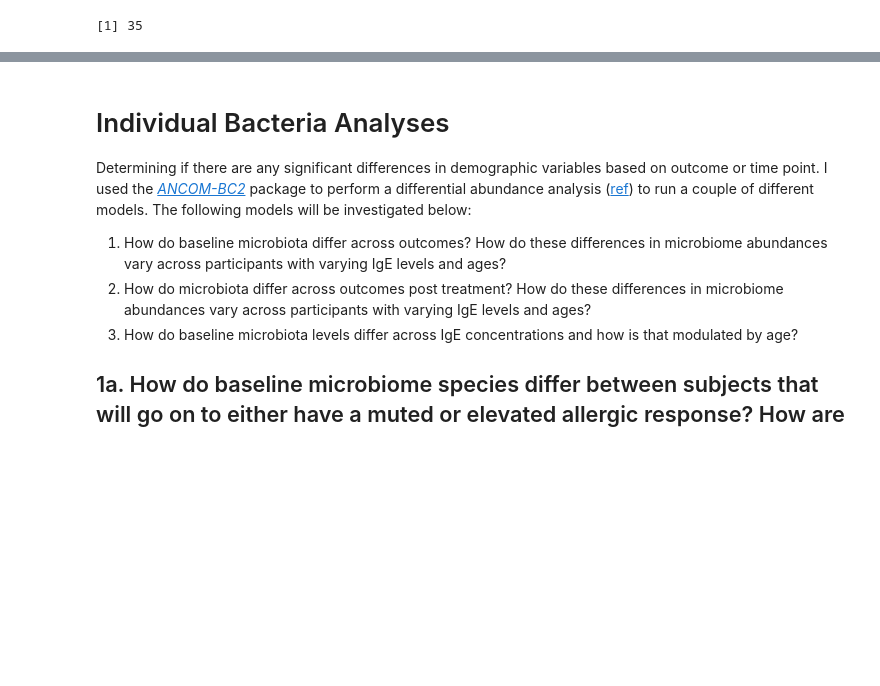
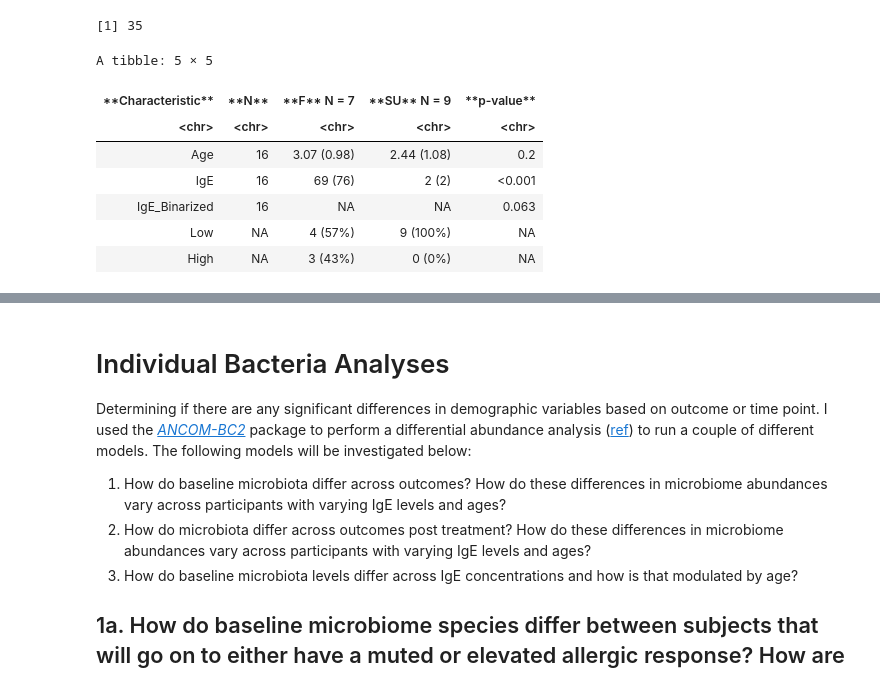
Before and after one commit to Ragerlab/P1013.-Microbiome-Peanut-Allergy, a Jupyter notebook: 2. Individual Bacteria Analyses/Individual Bacteria Analyses.ipynb, the cells around one changed output, grey strips where cells are left out. Drawn from its saved outputs; the diff is of its cells as text; code cells hidden in the pictures; blank space fills up the shorter version.

```diff
--- a/2. Individual Bacteria Analyses/Individual Bacteria Analyses.ipynb
+++ b/2. Individual Bacteria Analyses/Individual Bacteria Analyses.ipynb
@@ -95,17 +95,26 @@ length(unique(combined_stool_df$Subject_No))
 [1] 40
 [1] 35
 # %%
-# `%notin%` = Negate(`%in%`)
-# combined_saliva_df %>%
-#     filter(Time_Point == 'Pre' & Treatment == 'A',
-#            # removing subjects that don't have post treatment samples
-#           Subject_No %notin% c(1,16,17,20,24,26,31,32,36,37,43)) %>%
-#     tbl_summary(by = Outcome, missing = "no",
-#     include = colnames(saliva_df[c(7:9)]),
-#               statistic = list(all_continuous() ~ "{mean} ({sd})",
-#                                all_categorical() ~ "{n} ({p}%)")) %>%
-#     add_n() %>%
-#     add_p(test = list(all_categorical() ~ "fisher.test")) %>% # adding p value from anova
-#     as_tibble() %>%
-#     write_xlsx(., "Output/Table_Saliva.xlsx")
+`%notin%` = Negate(`%in%`)
+combined_saliva_df %>%
+    filter(Time_Point == 'Pre' & Treatment == 'A',
+           # removing subjects that don't have post treatment samples
+          Subject_No %notin% c(1,16,17,20,24,26,31,32,36,37,43)) %>%
+    tbl_summary(by = Outcome, missing = "no",
+    include = colnames(saliva_df[c(7:9)]),
+              statistic = list(all_continuous() ~ "{mean} ({sd})",
+                               all_categorical() ~ "{n} ({p}%)")) %>%
+    add_n() %>%
+    add_p(test = list(all_categorical() ~ "fisher.test")) %>% # adding p value from anova
+    as_tibble() #%>%
+    #write_xlsx(., "Output/Table_Saliva.xlsx")
+# %% [output]
+A tibble: 5 × 5
+| **Characteristic** | **N** | **F** N = 7 | **SU** N = 9 | **p-value** |
+| <chr> | <chr> | <chr> | <chr> | <chr> |
+| Age | 16 | 3.07 (0.98) | 2.44 (1.08) | 0.2 |
+| IgE | 16 | 69 (76) | 2 (2) | <0.001 |
+| IgE_Binarized | 16 | NA | NA | 0.063 |
+| Low | NA | 4 (57%) | 9 (100%) | NA |
+| High | NA | 3 (43%) | 0 (0%) | NA |
 # %%
```
Also changed, not shown: parts of 3 cells of this notebook.
